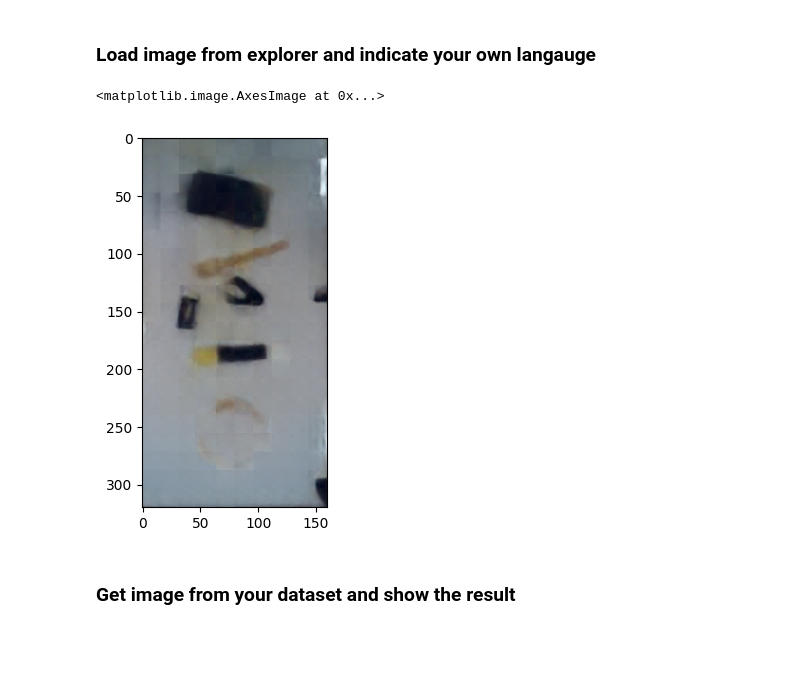
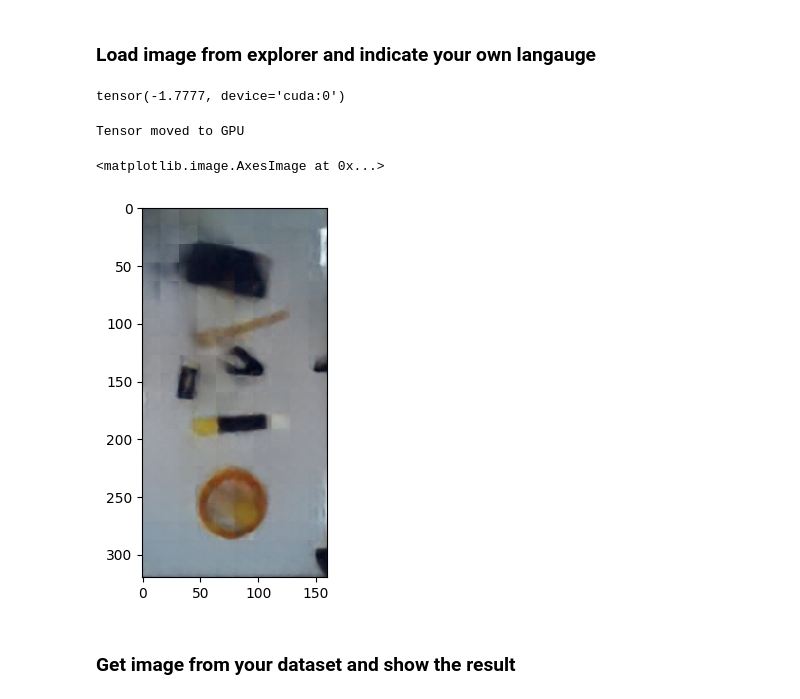
Before and after one commit to QM-IPAlab/LaVA-Man, a Jupyter notebook: vis.ipynb, the cells around one changed output. Cells and saved outputs as stored; diff of their text form; code cells hidden in the pictures; blank space fills up the shorter version.

```diff
--- a/vis.ipynb
+++ b/vis.ipynb
@@ -93,7 +93,7 @@ def show_image_relevance(image_relevance, image):
 # %%
 # load data and model
 MODEL = 'mae_robot_lang'
-CHECKPOINT = '/jmain02/home/J2AD007/txk47/cxz00-txk47/cliport/output_mae_robot_lang_mix_v2/checkpoint-160.pth'
+CHECKPOINT = '/jmain02/home/J2AD007/txk47/cxz00-txk47/cliport/output_mae_robot_lang_mix_v2_full/checkpoint-60.pth'
 model = models_lib.__dict__[MODEL](norm_pix_loss=False)
 model.to(device)
 checkpoint = torch.load(CHECKPOINT, map_location='cpu')
@@ -109,27 +109,32 @@ text_processor = AutoTokenizer.from_pretrained("openai/clip-vit-base-patch32")
 Tensor moved to GPU
 # %% [markdown]
 ### Load image from explorer and indicate your own langauge
+# %%
+img_input.min()
+# %% [output]
+tensor(-1.7777, device='cuda:0')
 # %%
 img_input = load_image_to_tensor('/jmain02/home/J2AD007/txk47/cxz00-txk47/cliport/test_new2.png')
 img_input = img_input.unsqueeze(0)
 img_input=img_input[:,:3,:,:]
-input_lang =  "put the yellow ball on the black phone"
+input_lang =  "put the ball on the black phone"
 
 lang_processed =generate_token(text_processor, input_lang, device)
 with torch.no_grad():
 
     loss, predict, mask = model(img_input, img_input, None, None, lang_processed, mask_ratio=1.00)
     predict = model.unpatchify(predict)
     predict = predict.detach().cpu()
     predict = predict[0]
     predict = (predict - predict.min()
             ) / (predict.max() - predict.min())
     predict = predict.permute(1, 2, 0).numpy()
 
 plt.imshow(predict)
 # %% [output]
-<matplotlib.image.AxesImage at 0x...>
+Tensor moved to GPU
+<matplotlib.image.AxesImage at 0x...>
-[figure, old version]
+[figure, new version]
 # %% [markdown]
 ### Get image from your dataset and show the result
 # %%
```
Also changed, not shown: parts of 5 cells of this notebook, 16 other files.
